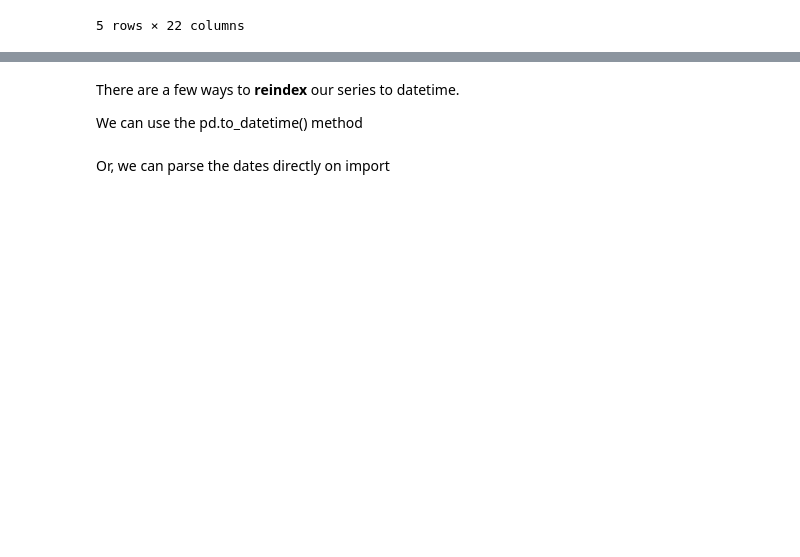
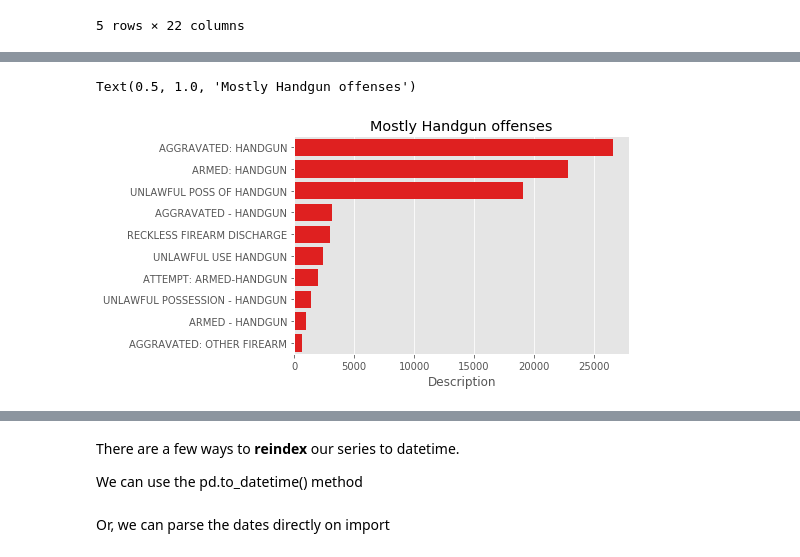
Before and after one commit to lecritch/timeseries_chi-sea-dsc, a Jupyter notebook: index.ipynb, the cells around one changed output, grey strips where cells are left out. Drawn from its saved outputs; the diff is of its cells as text; code cells hidden in the pictures; blank space fills up the shorter version.

```diff
--- a/index.ipynb
+++ b/index.ipynb
@@ -98,0 +129,10 @@ ts.head()
+# %%
+height = ts['Description'].value_counts()[:10]
+offense_names = ts['Description'].value_counts()[:10].index
+
+fig, ax = plt.subplots()
+sns.barplot(height, offense_names, color='r', ax=ax)
+ax.set_title('Mostly Handgun offenses')
+# %% [output]
+Text(0.5, 1.0, 'Mostly Handgun offenses')
+[figure, added]
```
Also changed, not shown: parts of 53 cells of this notebook, 28 other files.
